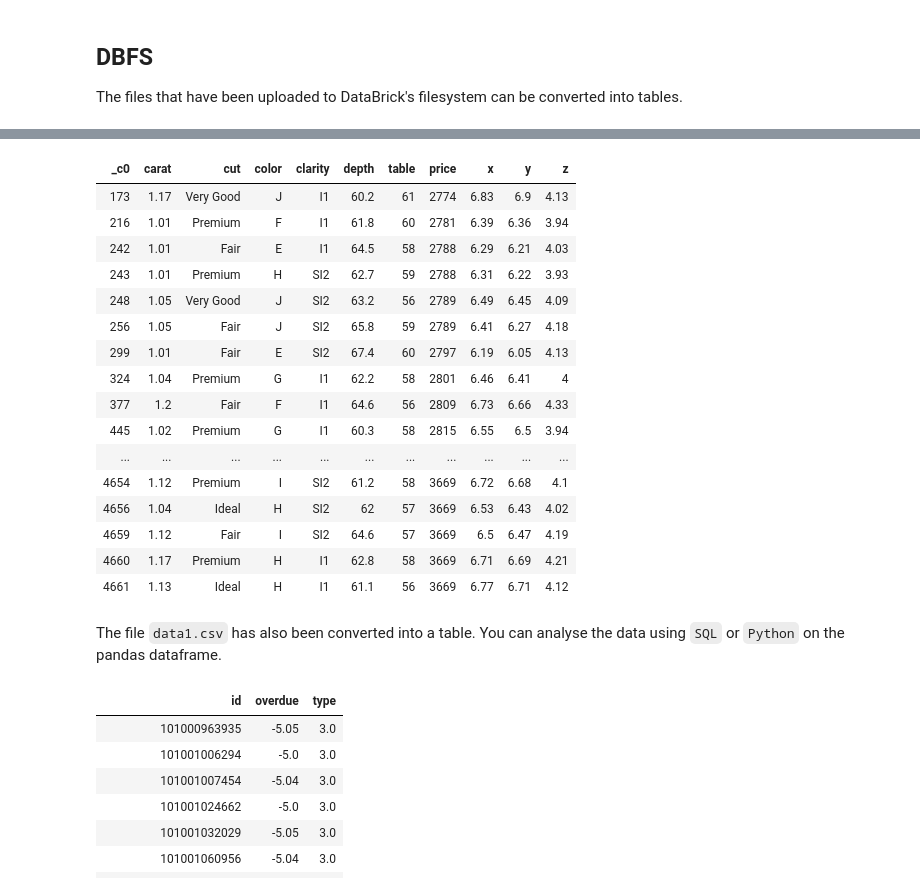
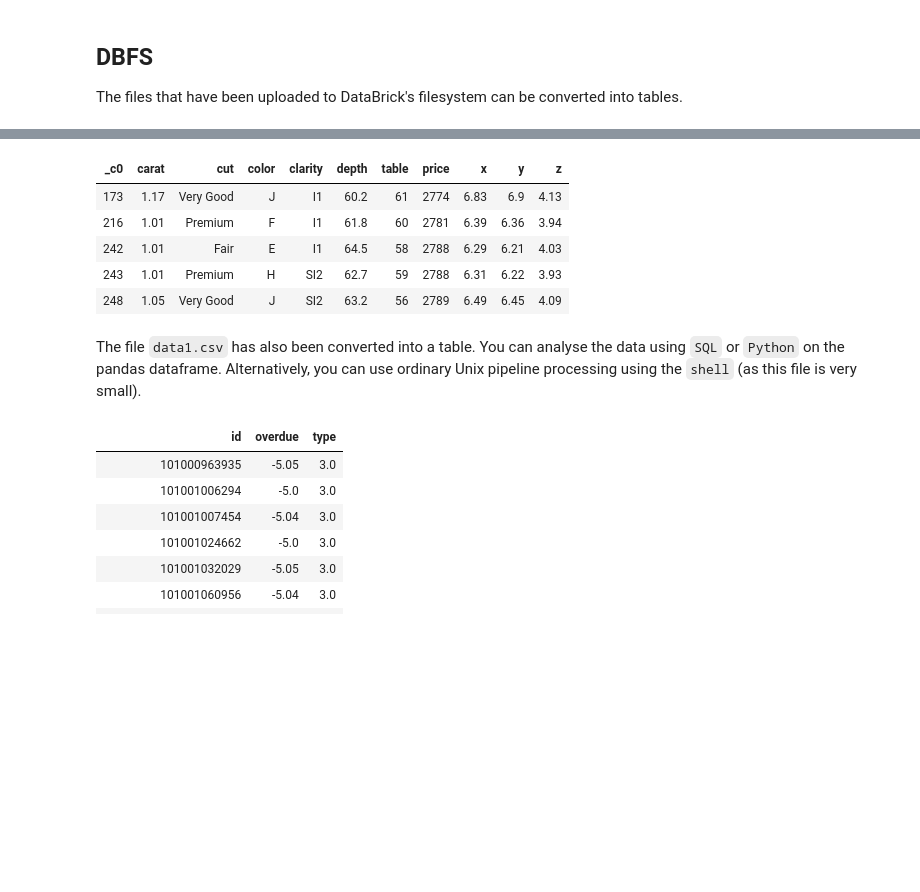
Before and after one commit to doc0815/databricks, a Jupyter notebook: notebook/accessing_data.ipynb, the cells around one changed output, grey strips where cells are left out. Saved outputs shown, nothing was run; the diff lists cells and outputs as text; code cells hidden in the pictures; blank space fills up the shorter version.

```diff
--- a/notebook/accessing_data.ipynb
+++ b/notebook/accessing_data.ipynb
@@ -63,29 +63,19 @@ OPTIONS (path "/databricks-datasets/Rdatasets/data-001/csv/ggplot2/diamonds.csv"
 # %%
 %sql
 select  *
 from    diamonds
 where   carat > 1.0
+limit   5
 ;
 # %% [output]
 | _c0 | carat | cut | color | clarity | depth | table | price | x | y | z |
 | 173 | 1.17 | Very Good | J | I1 | 60.2 | 61 | 2774 | 6.83 | 6.9 | 4.13 |
 | 216 | 1.01 | Premium | F | I1 | 61.8 | 60 | 2781 | 6.39 | 6.36 | 3.94 |
 | 242 | 1.01 | Fair | E | I1 | 64.5 | 58 | 2788 | 6.29 | 6.21 | 4.03 |
 | 243 | 1.01 | Premium | H | SI2 | 62.7 | 59 | 2788 | 6.31 | 6.22 | 3.93 |
 | 248 | 1.05 | Very Good | J | SI2 | 63.2 | 56 | 2789 | 6.49 | 6.45 | 4.09 |
-| 256 | 1.05 | Fair | J | SI2 | 65.8 | 59 | 2789 | 6.41 | 6.27 | 4.18 |
-| 299 | 1.01 | Fair | E | SI2 | 67.4 | 60 | 2797 | 6.19 | 6.05 | 4.13 |
-| 324 | 1.04 | Premium | G | I1 | 62.2 | 58 | 2801 | 6.46 | 6.41 | 4 |
-| 377 | 1.2 | Fair | F | I1 | 64.6 | 56 | 2809 | 6.73 | 6.66 | 4.33 |
-| 445 | 1.02 | Premium | G | I1 | 60.3 | 58 | 2815 | 6.55 | 6.5 | 3.94 |
-| ... | ... | ... | ... | ... | ... | ... | ... | ... | ... | ... |
-| 4654 | 1.12 | Premium | I | SI2 | 61.2 | 58 | 3669 | 6.72 | 6.68 | 4.1 |
-| 4656 | 1.04 | Ideal | H | SI2 | 62 | 57 | 3669 | 6.53 | 6.43 | 4.02 |
-| 4659 | 1.12 | Fair | I | SI2 | 64.6 | 57 | 3669 | 6.5 | 6.47 | 4.19 |
-| 4660 | 1.17 | Premium | H | I1 | 62.8 | 58 | 3669 | 6.71 | 6.69 | 4.21 |
-| 4661 | 1.13 | Ideal | H | I1 | 61.1 | 56 | 3669 | 6.77 | 6.71 | 4.12 |
 # %% [markdown]
-The file `data1.csv` has also been converted into a table. You can analyse the data using `SQL` or `Python` on the pandas dataframe.
+The file `data1.csv` has also been converted into a table. You can analyse the data using `SQL` or `Python` on the pandas dataframe. Alternatively, you can use ordinary Unix pipeline processing using the `shell` (as this file is very small).
 # %%
 %sql
 select  id
```
Also changed, not shown: parts of 2 cells of this notebook.
